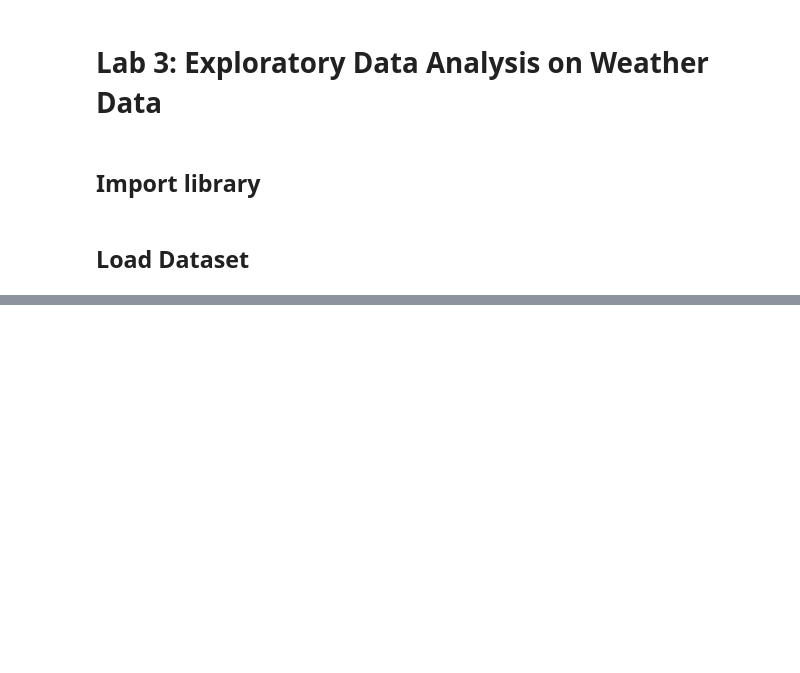
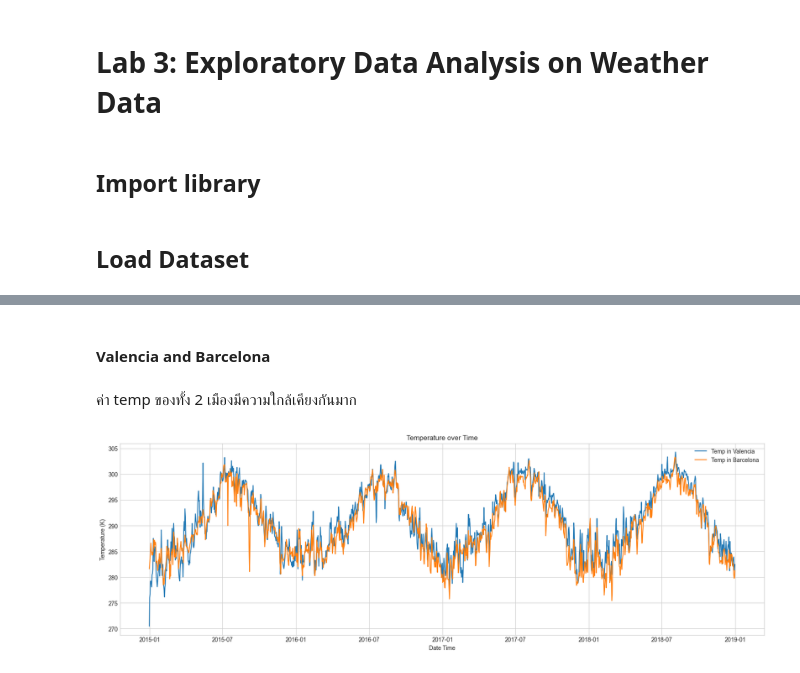
Before and after one commit to Suthinxn/Ai-ecosystems, a Jupyter notebook: data_analysis/lab/lab03/main.ipynb, the cells around one changed output, grey strips where cells are left out. Saved outputs shown, nothing was run; the diff lists cells and outputs as text; code cells hidden in the pictures; blank space fills up the shorter version.

```diff
--- a/data_analysis/lab/lab03/main.ipynb
+++ b/data_analysis/lab/lab03/main.ipynb
@@ -60,0 +379,17 @@ data.columns
+# %% [markdown]
+#### Valencia and Barcelona
+# %% [markdown]
+ค่า temp ของทั้ง 2 เมืองมีความใกล้เคียงกันมาก
+# %%
+plt.figure(figsize=(20, 6))
+plt.plot(valencia_data['dt_iso'], valencia_data['temp'], label='Temp in Valencia')
+plt.plot(barcelona_data['dt_iso'], barcelona_data['temp'], label='Temp in Barcelona')
+
+plt.xlabel('Date Time')
+plt.ylabel('Temperature (K)')
+plt.title('Temperature over Time')
+plt.legend()
+plt.grid(True)
+plt.show()
+# %% [output]
+[figure, added]
```
Also changed, not shown: parts of 71 cells of this notebook.
